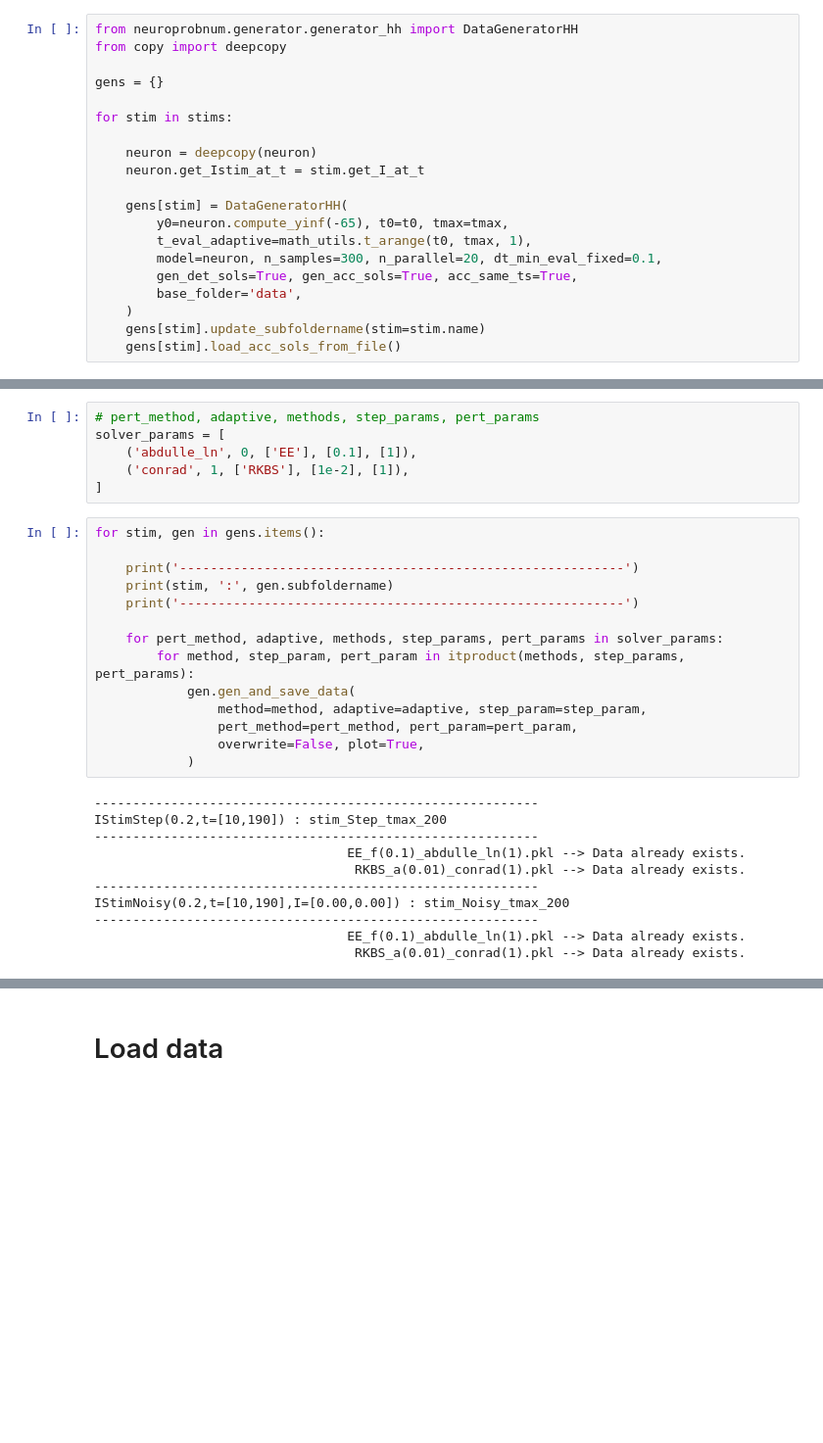
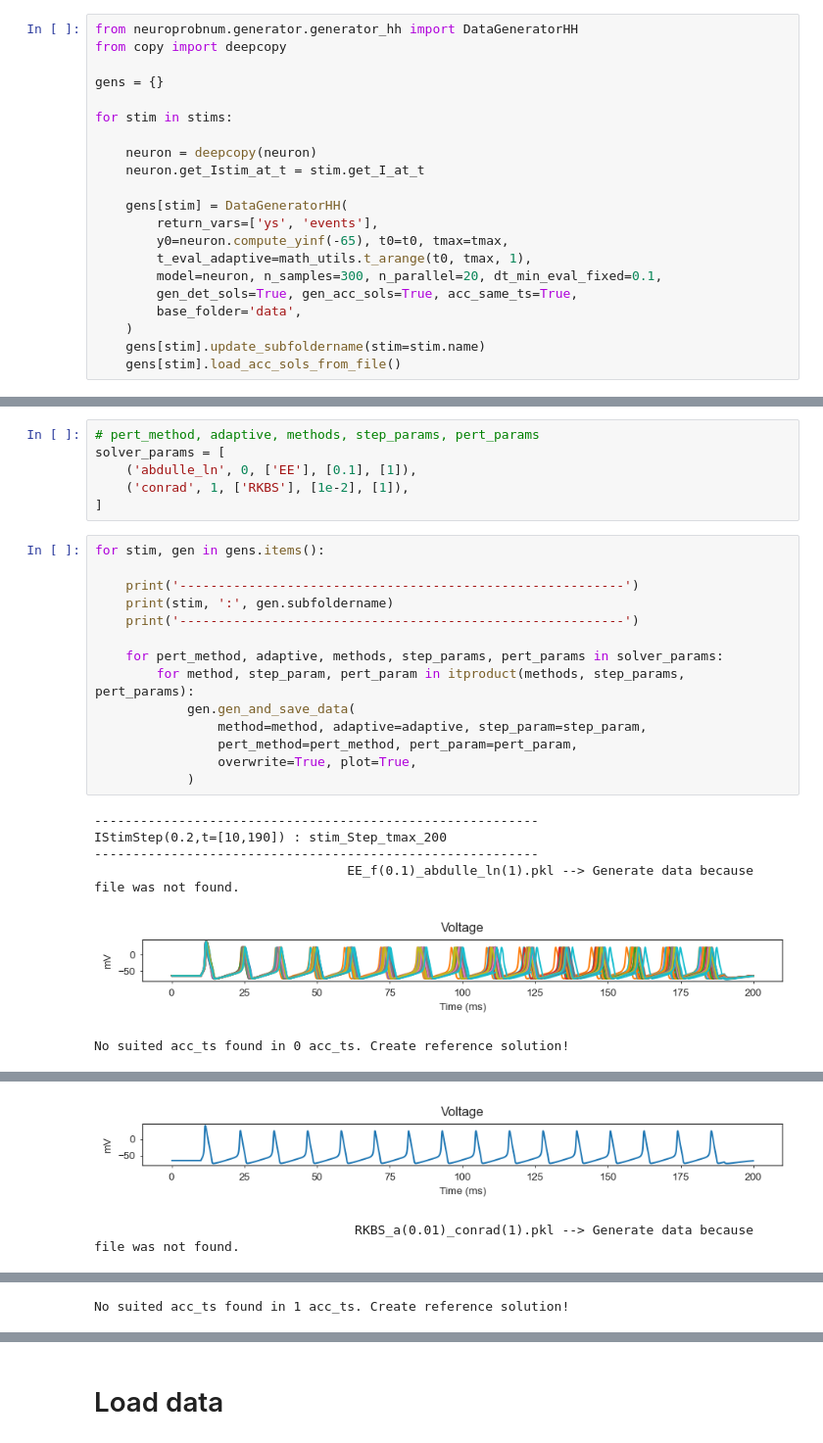
Before and after one commit to berenslab/neuroprobnum, a Jupyter notebook: experiments/figure7/figure7_a_b.ipynb, the cells around one changed output, grey strips where cells are left out. Shown at 98% size. Drawn from its saved outputs; the diff is of its cells as text; blank space fills up the shorter version.

```diff
--- a/experiments/figure7/figure7_a_b.ipynb
+++ b/experiments/figure7/figure7_a_b.ipynb
@@ -58,6 +58,7 @@ for stim in stims:
     neuron.get_Istim_at_t = stim.get_I_at_t
 
     gens[stim] = DataGeneratorHH(
+        return_vars=['ys', 'events'],
         y0=neuron.compute_yinf(-65), t0=t0, tmax=tmax,
         t_eval_adaptive=math_utils.t_arange(t0, tmax, 1),
         model=neuron, n_samples=300, n_parallel=20, dt_min_eval_fixed=0.1,
@@ -77,25 +81,21 @@ solver_params = [
 # %%
 for stim, gen in gens.items():
 
     print('----------------------------------------------------------')
     print(stim, ':', gen.subfoldername)
     print('----------------------------------------------------------')
 
     for pert_method, adaptive, methods, step_params, pert_params in solver_params:
         for method, step_param, pert_param in itproduct(methods, step_params, pert_params):
             gen.gen_and_save_data(
                 method=method, adaptive=adaptive, step_param=step_param,
                 pert_method=pert_method, pert_param=pert_param,
-                overwrite=False, plot=True,
+                overwrite=True, plot=True,
             )
 # %% [output]
 ----------------------------------------------------------
 IStimStep(0.2,t=[10,190]) : stim_Step_tmax_200
 ----------------------------------------------------------
-                                 EE_f(0.1)_abdulle_ln(1).pkl --> Data already exists.
-                                  RKBS_a(0.01)_conrad(1).pkl --> Data already exists.
-----------------------------------------------------------
-IStimNoisy(0.2,t=[10,190],I=[0.00,0.00]) : stim_Noisy_tmax_200
-----------------------------------------------------------
-                                 EE_f(0.1)_abdulle_ln(1).pkl --> Data already exists.
-                                  RKBS_a(0.01)_conrad(1).pkl --> Data already exists.
+                                 EE_f(0.1)_abdulle_ln(1).pkl --> Generate data because file was not found.
+[figure, added]
+No suited acc_ts found in 0 acc_ts. Create reference solution!
@@ -101,0 +103,2 @@ IStimNoisy(0.2,t=[10,190],I=[0.00,0.00]) : stim_Noisy_tmax_200
+[figure, added]
+                                  RKBS_a(0.01)_conrad(1).pkl --> Generate data because file was not found.
@@ -101,0 +106 @@ IStimNoisy(0.2,t=[10,190],I=[0.00,0.00]) : stim_Noisy_tmax_200
+No suited acc_ts found in 1 acc_ts. Create reference solution!
```
Also changed, not shown: parts of 20 cells of this notebook, 12 other files.
